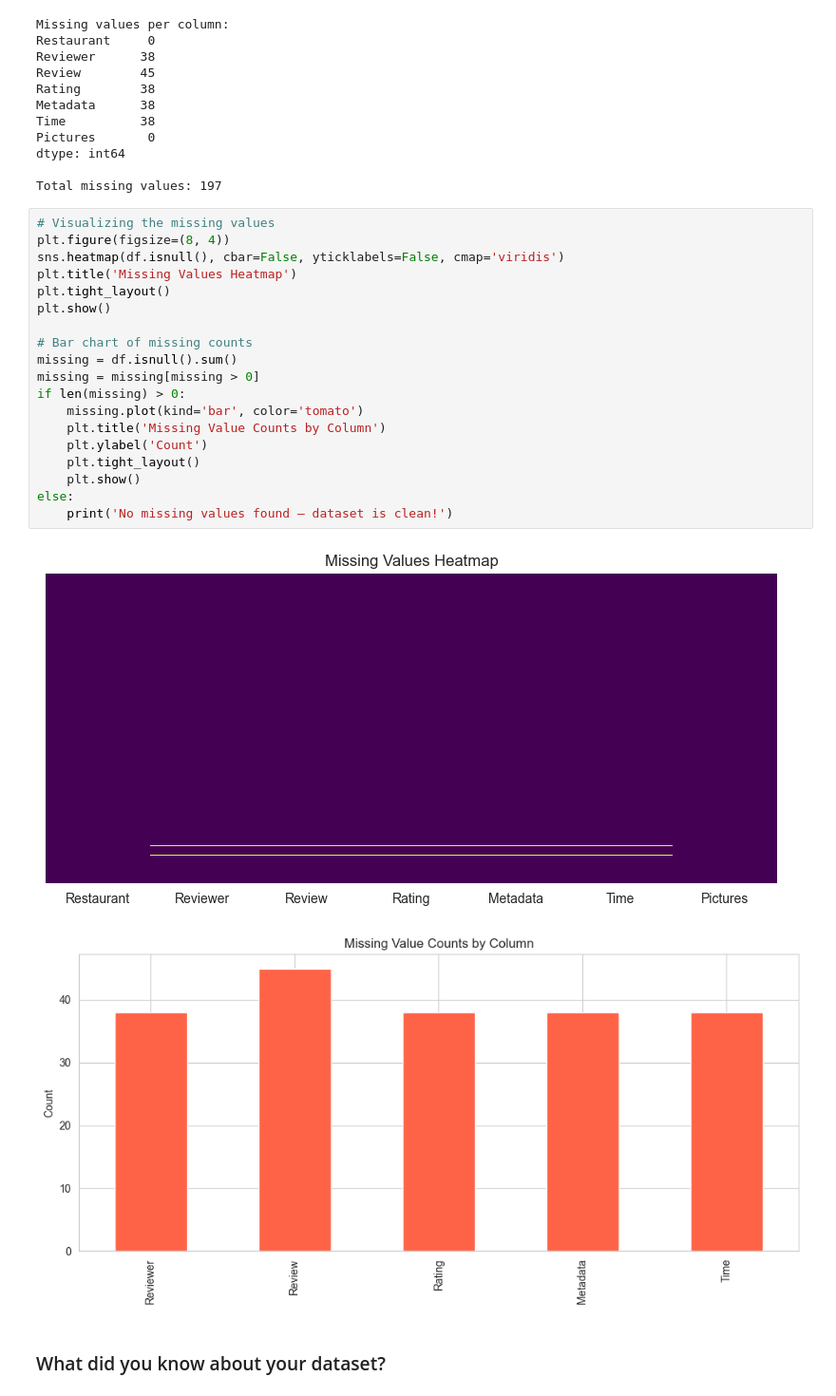
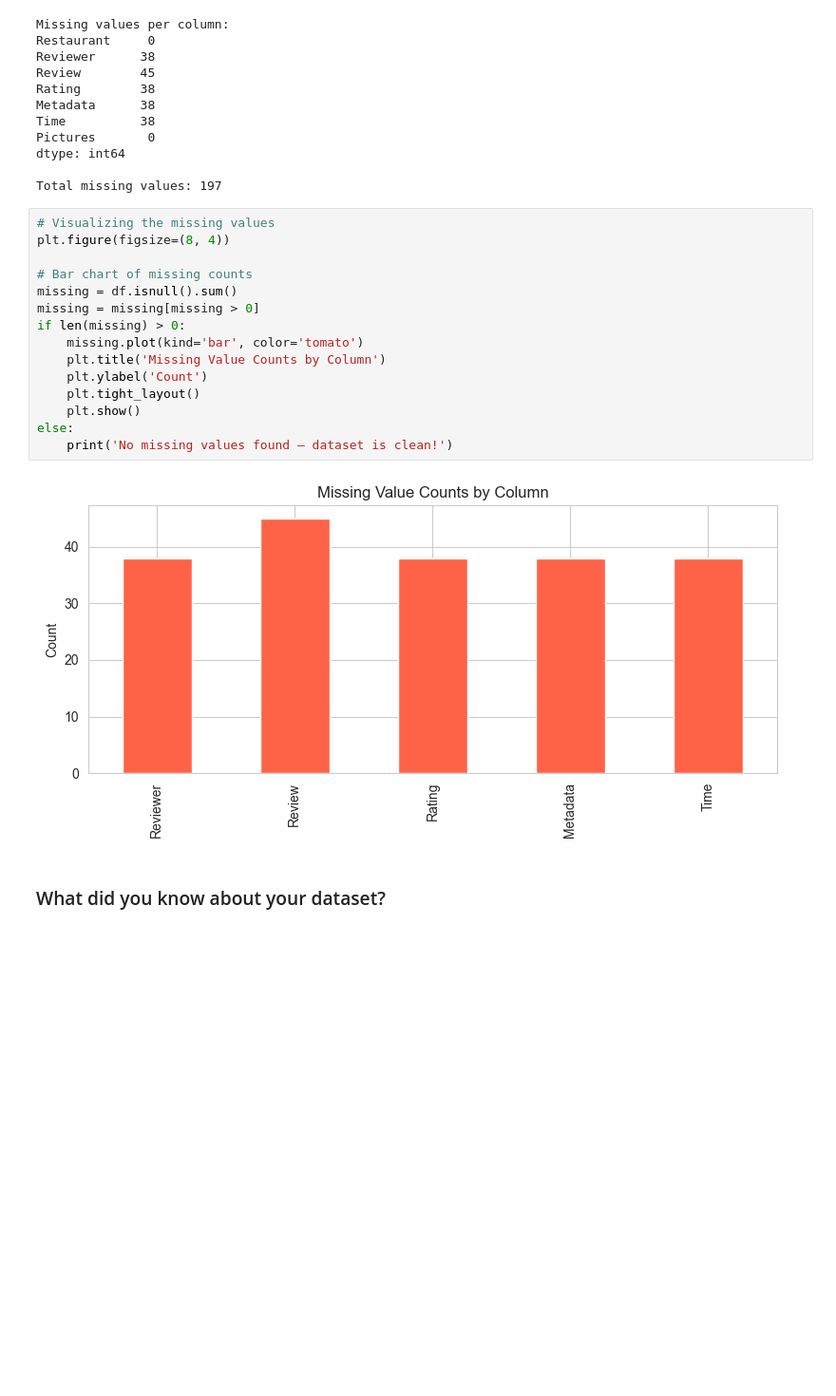
Before and after one commit to gowthamcm97/6-Month-Internship-Projects, a Jupyter notebook: week-2-Zomato Restaurant Review — Sentiment Analysis/Sample_ML_Submission_Template.ipynb, the cells around one changed output. Shown at 95% size. Saved outputs shown, nothing was run; the diff lists cells and outputs as text; blank space fills up the shorter version.

```diff
--- a/week-2-Zomato Restaurant Review — Sentiment Analysis/Sample_ML_Submission_Template.ipynb
+++ b/week-2-Zomato Restaurant Review — Sentiment Analysis/Sample_ML_Submission_Template.ipynb
@@ -223,25 +231,20 @@ Total missing values: 197
 # %%
 # Visualizing the missing values
 plt.figure(figsize=(8, 4))
-sns.heatmap(df.isnull(), cbar=False, yticklabels=False, cmap='viridis')
-plt.title('Missing Values Heatmap')
-plt.tight_layout()
-plt.show()
 
 # Bar chart of missing counts
 missing = df.isnull().sum()
 missing = missing[missing > 0]
 if len(missing) > 0:
     missing.plot(kind='bar', color='tomato')
     plt.title('Missing Value Counts by Column')
     plt.ylabel('Count')
     plt.tight_layout()
     plt.show()
 else:
     print('No missing values found — dataset is clean!')
 # %% [output]
-[figure, old version]
+[figure, new version]
-[figure, removed]
 # %% [markdown]
 ### What did you know about your dataset?
 # %% [markdown]
```
Also changed, not shown: parts of 4 cells of this notebook, 1 other file.
